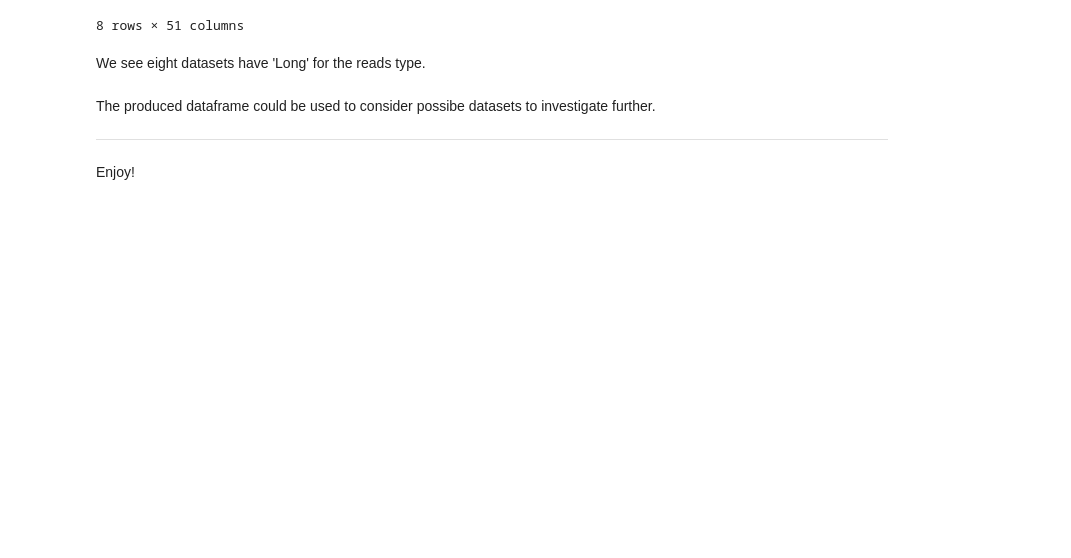
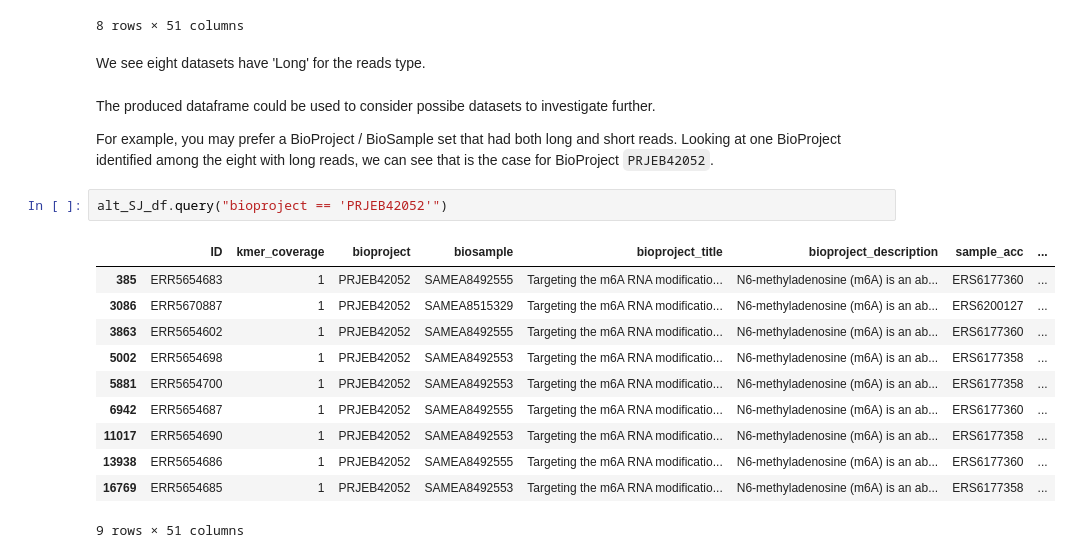
Before and after one commit to fomightez/logan_results_analysis-binder, a Jupyter notebook: notebooks/Selecting_Logan_Search_results_by_Sequencing_Technology_using_Python_in_Jupyter.ipynb, the cells around one changed output. Drawn from its saved outputs; the diff is of its cells as text; blank space fills up the shorter version.

```diff
--- a/notebooks/Selecting_Logan_Search_results_by_Sequencing_Technology_using_Python_in_Jupyter.ipynb
+++ b/notebooks/Selecting_Logan_Search_results_by_Sequencing_Technology_using_Python_in_Jupyter.ipynb
@@ -117,6 +117,19 @@ We see eight datasets have 'Long' for the reads type.
 # %% [markdown]
 The produced dataframe could be used to consider possibe datasets to investigate further.
 
------
-
-Enjoy!
+For example, you may prefer a BioProject / BioSample set that had both long and short reads.
+Looking at one BioProject identified among the eight with long reads, we can see that is the case for BioProject `PRJEB42052`.
+# %%
+alt_SJ_df.query("bioproject == 'PRJEB42052'")
+# %% [output]
+|  | ID | kmer_coverage | bioproject | biosample | bioproject_title | bioproject_description | sample_acc | ... |
+| 385 | ERR5654683 | 1 | PRJEB42052 | SAMEA8492555 | Targeting the m6A RNA modificatio... | N6-methyladenosine (m6A) is an ab... | ERS6177360 | ... |
+| 3086 | ERR5670887 | 1 | PRJEB42052 | SAMEA8515329 | Targeting the m6A RNA modificatio... | N6-methyladenosine (m6A) is an ab... | ERS6200127 | ... |
+| 3863 | ERR5654602 | 1 | PRJEB42052 | SAMEA8492555 | Targeting the m6A RNA modificatio... | N6-methyladenosine (m6A) is an ab... | ERS6177360 | ... |
+| 5002 | ERR5654698 | 1 | PRJEB42052 | SAMEA8492553 | Targeting the m6A RNA modificatio... | N6-methyladenosine (m6A) is an ab... | ERS6177358 | ... |
+| 5881 | ERR5654700 | 1 | PRJEB42052 | SAMEA8492553 | Targeting the m6A RNA modificatio... | N6-methyladenosine (m6A) is an ab... | ERS6177358 | ... |
+| 6942 | ERR5654687 | 1 | PRJEB42052 | SAMEA8492555 | Targeting the m6A RNA modificatio... | N6-methyladenosine (m6A) is an ab... | ERS6177360 | ... |
+| 11017 | ERR5654690 | 1 | PRJEB42052 | SAMEA8492553 | Targeting the m6A RNA modificatio... | N6-methyladenosine (m6A) is an ab... | ERS6177358 | ... |
+| 13938 | ERR5654686 | 1 | PRJEB42052 | SAMEA8492555 | Targeting the m6A RNA modificatio... | N6-methyladenosine (m6A) is an ab... | ERS6177360 | ... |
+| 16769 | ERR5654685 | 1 | PRJEB42052 | SAMEA8492553 | Targeting the m6A RNA modificatio... | N6-methyladenosine (m6A) is an ab... | ERS6177358 | ... |
+9 rows × 51 columns
```
Also changed, not shown: parts of 4 cells of this notebook.
